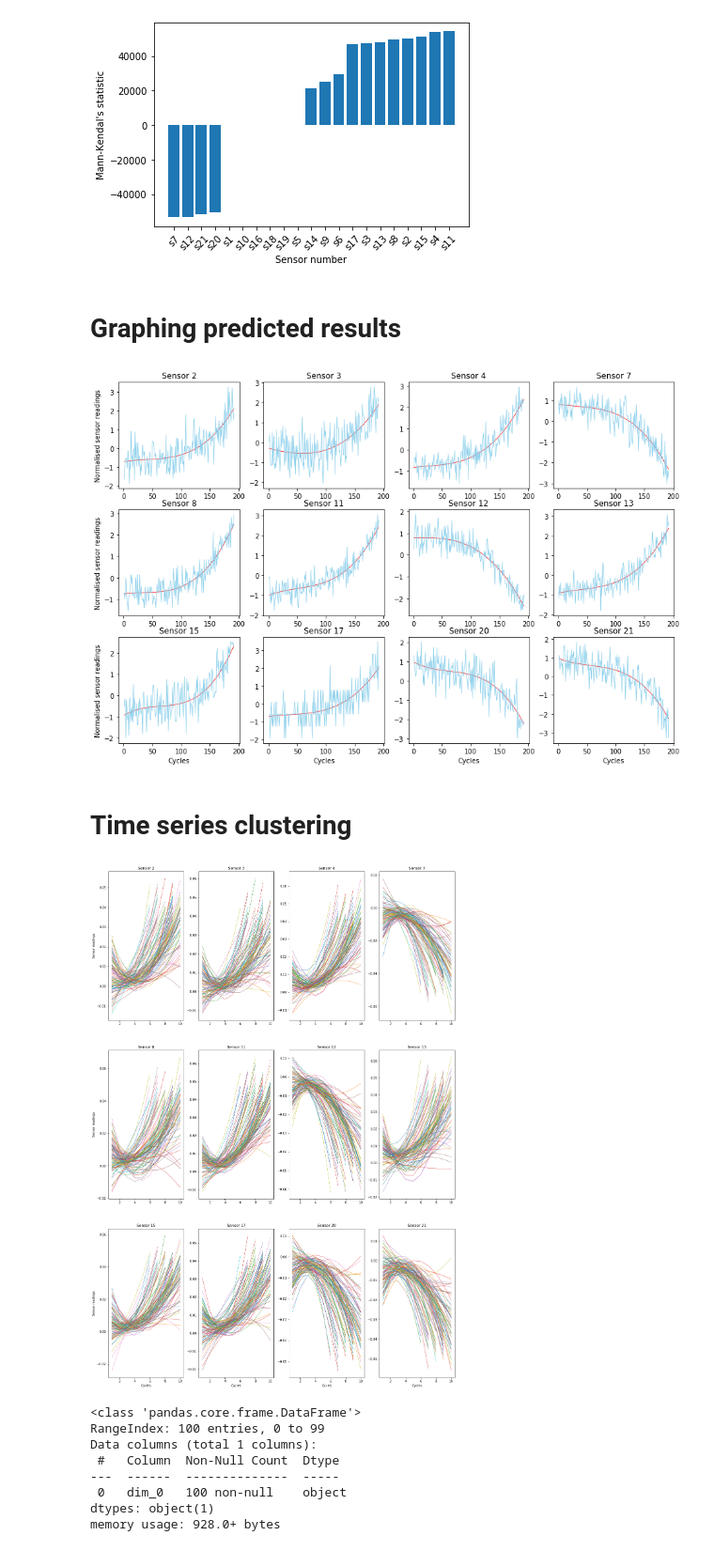
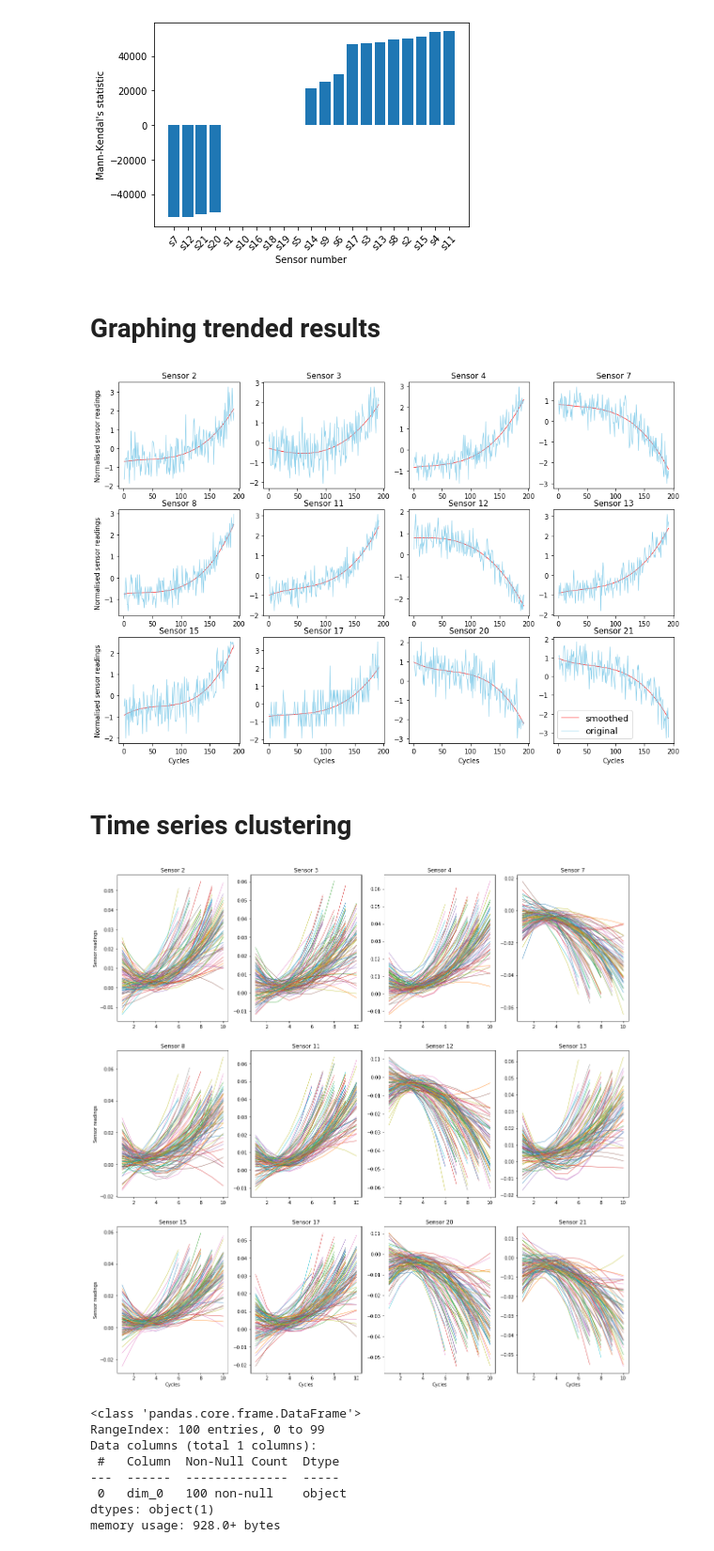
Before and after one commit to cchanzl/survival-analysis-nasa, a Jupyter notebook: nasa_eda.ipynb, the cells around one changed output. Shown at 94% size. Saved outputs shown, nothing was run; the diff lists cells and outputs as text; code cells hidden in the pictures.

Commit message:
added legends to plot

```diff
--- a/nasa_eda.ipynb
+++ b/nasa_eda.ipynb
@@ -158,7 +145,7 @@ plt.show
 <function matplotlib.pyplot.show(*args, **kw)>
 [figure]
 # %% [markdown]
-# Graphing predicted results
+# Graphing trended results
 # %%
 rul_rf_train_std = pd.read_csv('Dataset\\processed\\rul_rf_train_std_poly.csv', sep=',')
 rul_rf_train_std_poly = pd.read_csv('Dataset\\processed\\rul_rf_train_std.csv', sep=',')
@@ -175,19 +162,20 @@ for ax in axs.flatten():
     # plot normalised data
     ax.plot(rul_rf_train_std.loc[rul_rf_train_std['unit num'] == unit, 'cycle'],
             rul_rf_train_std.loc[rul_rf_train_std['unit num'] == unit, col[i]],
-            linewidth = 0.75, color="red")
+            linewidth = 0.75, color="red", label='smoothed')
 
     # plot smoothened normalised data
     ax.plot(rul_rf_train_std_poly.loc[rul_rf_train_std_poly['unit num'] == unit, 'cycle'],
             rul_rf_train_std_poly.loc[rul_rf_train_std_poly['unit num'] == unit, col[i]],
-            linewidth = 0.75, color="skyblue")
+            linewidth = 0.75, color="skyblue", label='original')
     i += 1
 plt.setp(axs[-1, :], xlabel='Cycles')
 plt.setp(axs[:, 0], ylabel='Normalised sensor readings')
+plt.legend(prop={'size': 13})
 fig.set_size_inches(15, 10)  # width x height
 plt.show()
 # %% [output]
-[figure, old version]
+[figure, new version]
 # %% [markdown]
 # Time series clustering
 # %%
@@ -195,26 +183,26 @@ rul_rf_trended = pd.read_csv('Dataset\\processed\\rul_rf_train_trended.csv', sep
 # %%
 graph_head = []
 for i in [2,3,4,7,8,11,12,13,15,17,20,21]:
     name = "Sensor "
     name = name + str(i)
     graph_head.append(name)
 
 graphing_list = rul_rf_trended.columns.values[12:24]
 fig, axs = plt.subplots(int(len(graphing_list)/4), 4)  # row, col
 i = -1
 for ax in axs.flatten():
     i += 1
     ax.set_title(str(graph_head[i]))
     for engine in range(1, 101):
         df_engine = rul_rf_trended[rul_rf_trended['unit num'] == engine]
         ax.plot(range(1,len(df_engine[graphing_list[i]])+1), df_engine[graphing_list[i]], linewidth=0.75)
 
 plt.setp(axs[-1, :], xlabel='Cycles')
 plt.setp(axs[:, 0], ylabel='Sensor readings')
-fig.set_size_inches(20, 30)  # width x height
+fig.set_size_inches(20, 20)  # width x height
 plt.show()
 # %% [output]
-[figure, old version]
+[figure, new version]
 # %%
 # https://towardsdatascience.com/how-to-apply-hierarchical-clustering-to-time-series-a5fe2a7d8447
 
```
Also changed, not shown: parts of 2 cells of this notebook.
